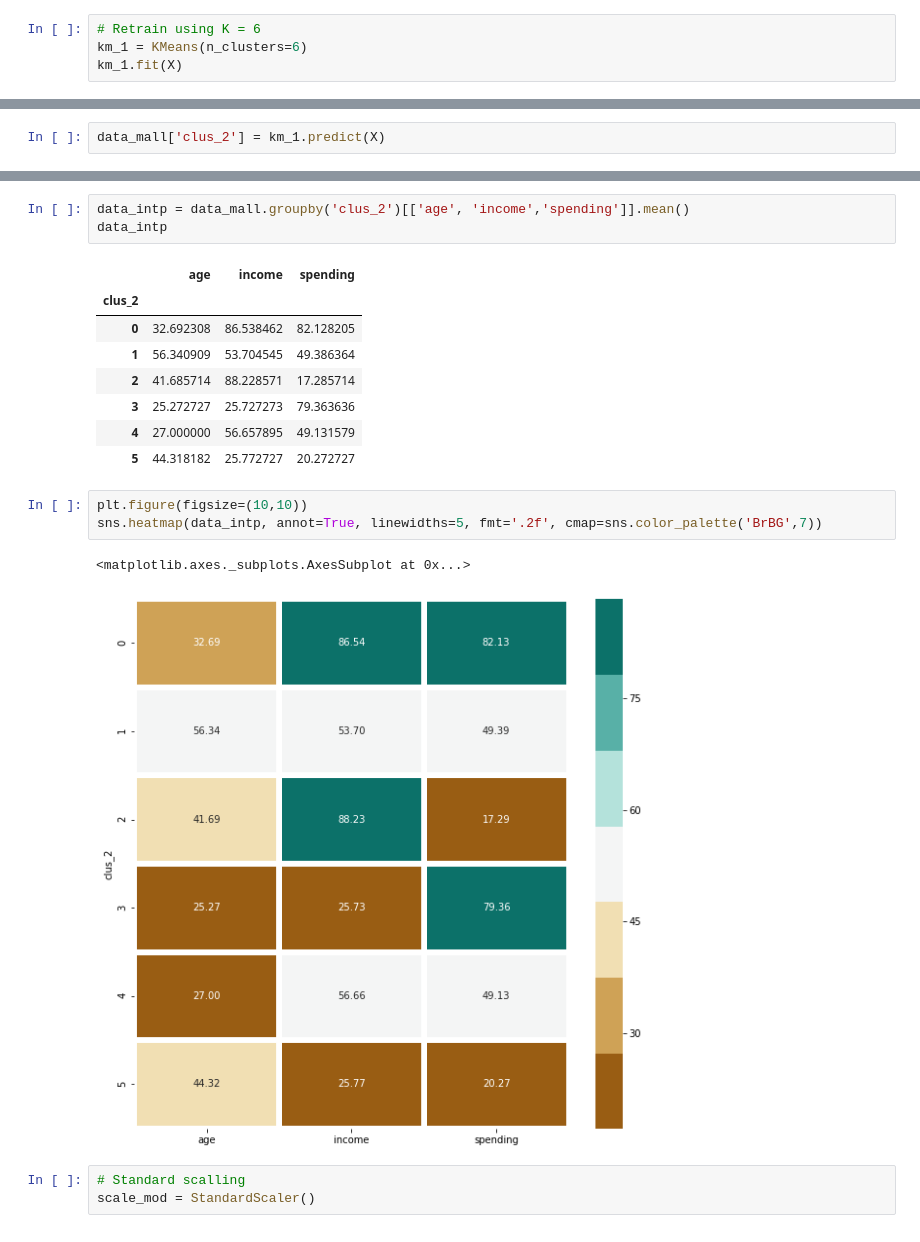
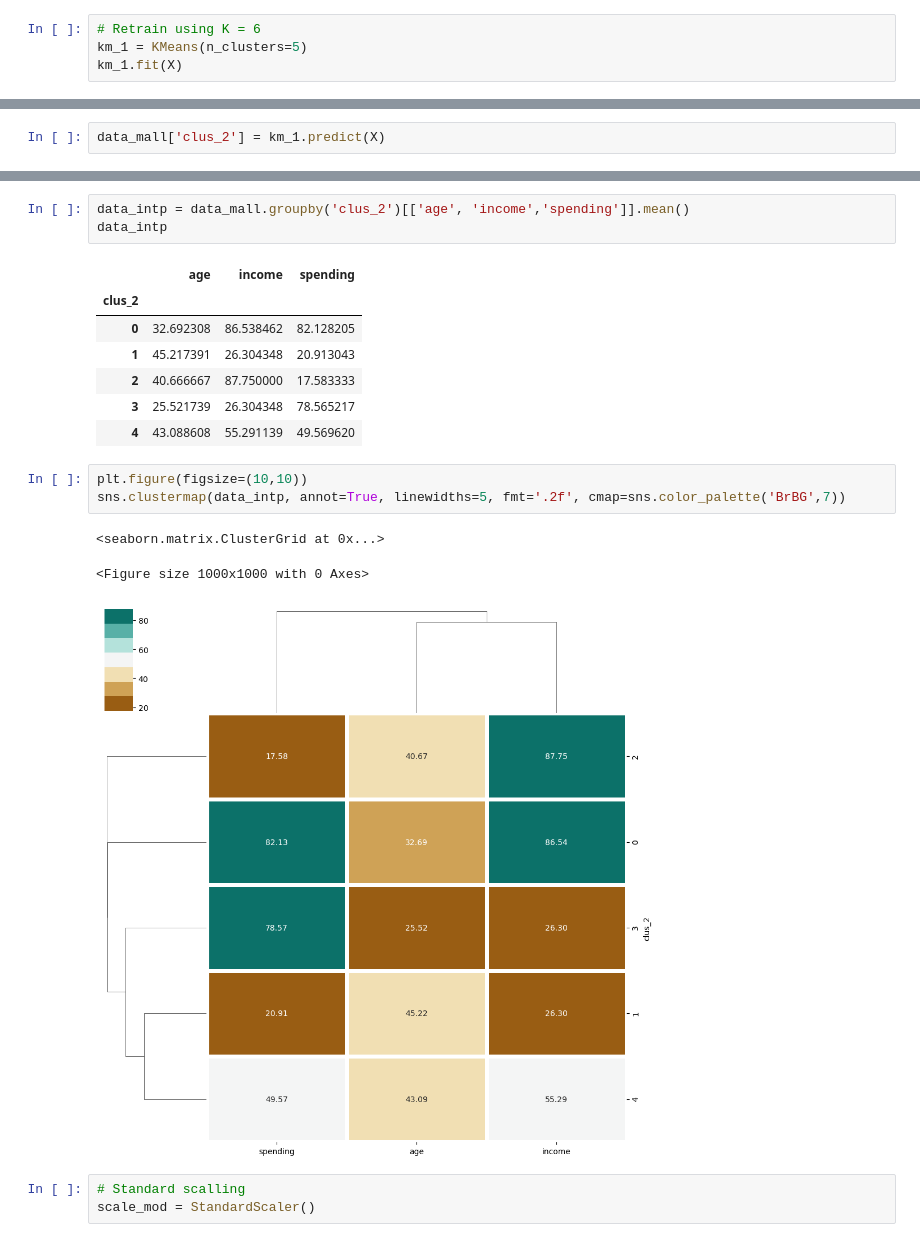
Before and after one commit to agungperdananto/machine_learning, a Jupyter notebook: unsupervised_learning/KMeans_clustering.ipynb, the cells around one changed output, grey strips where cells are left out. Saved outputs shown, nothing was run; the diff lists cells and outputs as text.

```diff
--- a/unsupervised_learning/KMeans_clustering.ipynb
+++ b/unsupervised_learning/KMeans_clustering.ipynb
@@ -204,5 +202,5 @@ df_data_eval.silhouette.plot()
 # %%
 # Retrain using K = 6
-km_1 = KMeans(n_clusters=6)
+km_1 = KMeans(n_clusters=5)
 km_1.fit(X)
 # %% [output]
@@ -240,17 +236,17 @@ data_intp
 |  | age | income | spending |
 | clus_2 |  |  |  |
 | 0 | 32.692308 | 86.538462 | 82.128205 |
-| 1 | 56.340909 | 53.704545 | 49.386364 |
-| 2 | 41.685714 | 88.228571 | 17.285714 |
-| 3 | 25.272727 | 25.727273 | 79.363636 |
-| 4 | 27.000000 | 56.657895 | 49.131579 |
-| 5 | 44.318182 | 25.772727 | 20.272727 |
+| 1 | 45.217391 | 26.304348 | 20.913043 |
+| 2 | 40.666667 | 87.750000 | 17.583333 |
+| 3 | 25.521739 | 26.304348 | 78.565217 |
+| 4 | 43.088608 | 55.291139 | 49.569620 |
 # %%
 plt.figure(figsize=(10,10))
-sns.heatmap(data_intp, annot=True, linewidths=5, fmt='.2f', cmap=sns.color_palette('BrBG',7))
+sns.clustermap(data_intp, annot=True, linewidths=5, fmt='.2f', cmap=sns.color_palette('BrBG',7))
 # %% [output]
-<matplotlib.axes._subplots.AxesSubplot at 0x...>
+<seaborn.matrix.ClusterGrid at 0x...>
+<Figure size 1000x1000 with 0 Axes>
-[figure, old version]
+[figure, new version]
 # %%
 # Standard scalling
 scale_mod = StandardScaler()
```
Also changed, not shown: parts of 20 cells of this notebook, 1 other file.
